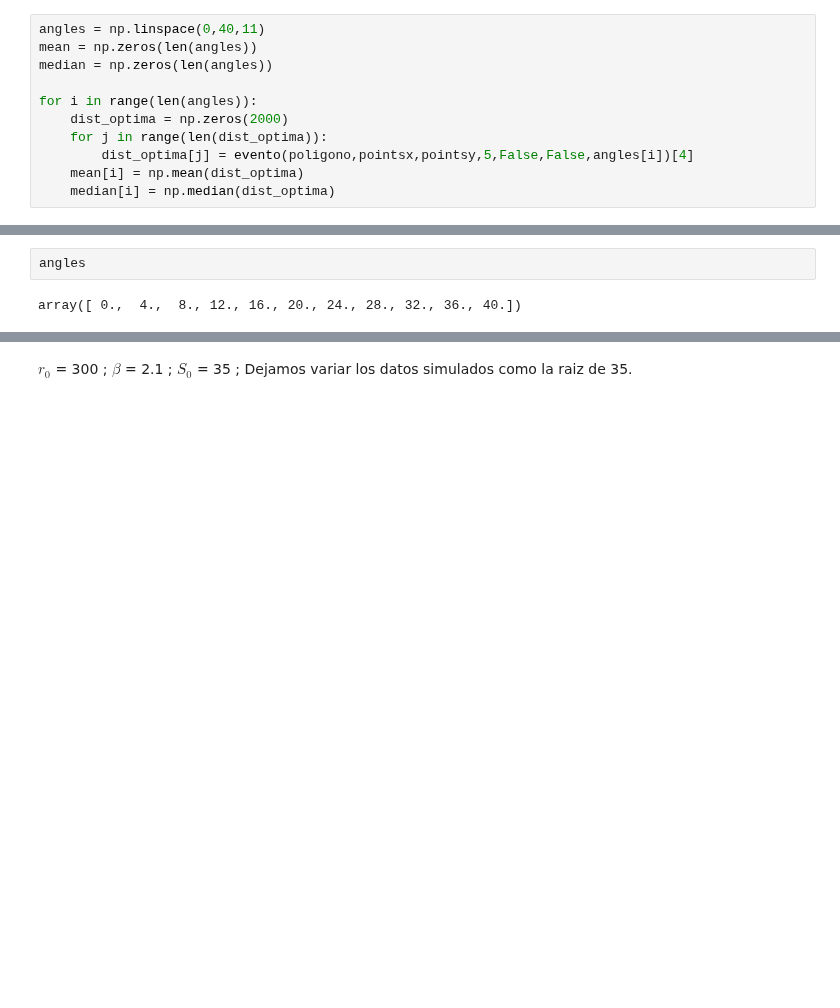
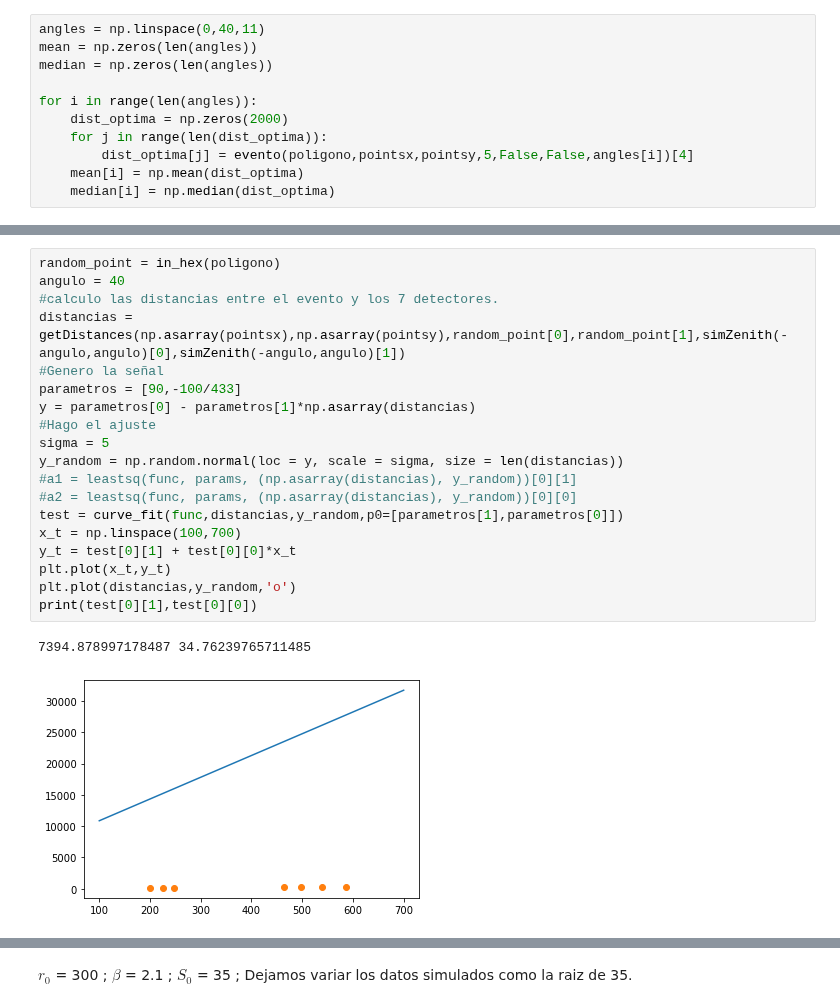
Before and after one commit to alexispacek/lab, a Jupyter notebook: Segundo ejercicio Lab 7.ipynb, the cells around one changed output, grey strips where cells are left out. Saved outputs shown, nothing was run; the diff lists cells and outputs as text; blank space fills up the shorter version.

```diff
--- a/Segundo ejercicio Lab 7.ipynb
+++ b/Segundo ejercicio Lab 7.ipynb
@@ -276,4 +276,22 @@ plt.legend(fontsize=16)
 # %%
-angles
+random_point = in_hex(poligono)
+angulo = 40
+#calculo las distancias entre el evento y los 7 detectores.
+distancias = getDistances(np.asarray(pointsx),np.asarray(pointsy),random_point[0],random_point[1],simZenith(-angulo,angulo)[0],simZenith(-angulo,angulo)[1])
+#Genero la señal
+parametros = [90,-100/433]
+y = parametros[0] - parametros[1]*np.asarray(distancias)
+#Hago el ajuste
+sigma = 5
+y_random = np.random.normal(loc = y, scale = sigma, size = len(distancias))
+#a1 = leastsq(func, params, (np.asarray(distancias), y_random))[0][1]
+#a2 = leastsq(func, params, (np.asarray(distancias), y_random))[0][0]
+test = curve_fit(func,distancias,y_random,p0=[parametros[1],parametros[0]])
+x_t = np.linspace(100,700)
+y_t = test[0][1] + test[0][0]*x_t
+plt.plot(x_t,y_t)
+plt.plot(distancias,y_random,'o')
+print(test[0][1],test[0][0])
 # %% [output]
-array([ 0.,  4.,  8., 12., 16., 20., 24., 28., 32., 36., 40.])
+7394.878997178487 34.76239765711485
+[figure, added]
```
Also changed, not shown: parts of 10 cells of this notebook, 1 other file.
